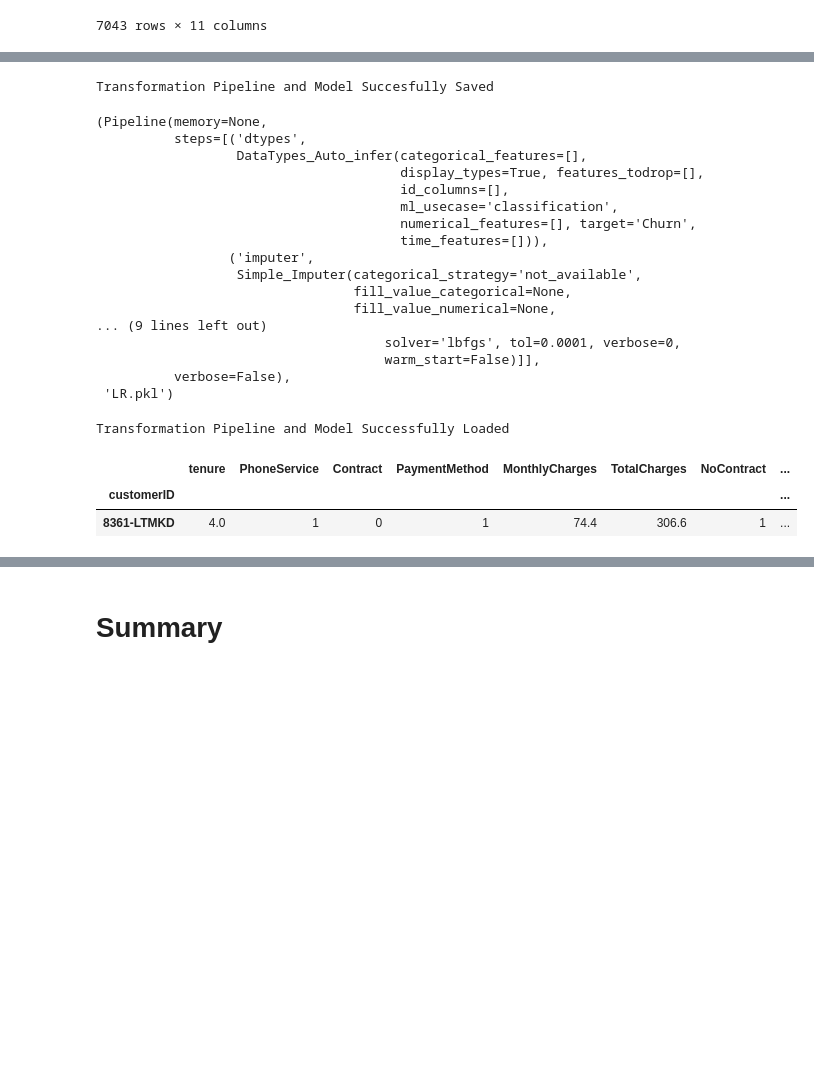
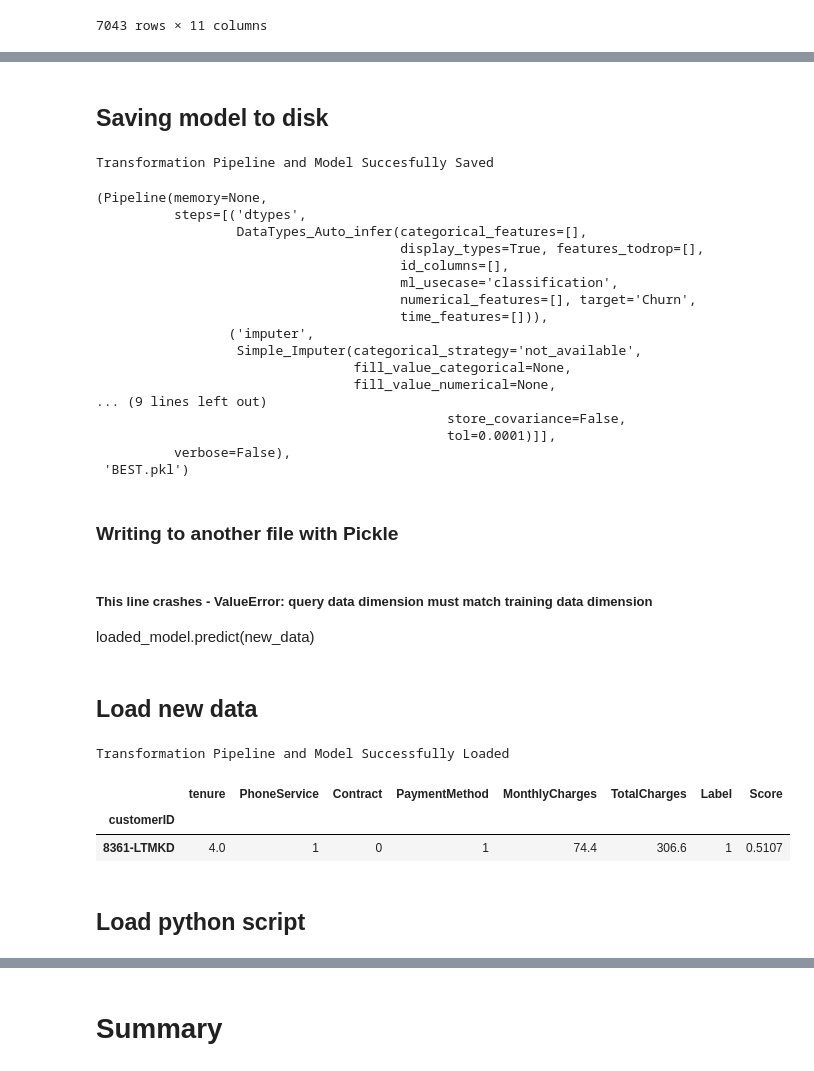
Before and after one commit to kodama3d/msds_600_week5, a Jupyter notebook: MSDS600_wk5_Segawa.ipynb, the cells around one changed output, grey strips where cells are left out. Saved outputs shown, nothing was run; the diff lists cells and outputs as text; code cells hidden in the pictures; blank space fills up the shorter version.

```diff
--- a/MSDS600_wk5_Segawa.ipynb
+++ b/MSDS600_wk5_Segawa.ipynb
@@ -40,0 +45,5 @@ df
+# %%
+df.drop('NoContract', axis=1, inplace=True)
+df.drop('ElectronicCheck', axis=1, inplace=True)
+df.drop('Difference', axis=1, inplace=True)
+df.drop('MonthlyRatio', axis=1, inplace=True)
@@ -132,7 +144,9 @@ predict_model(best_model, df.iloc[-2:-1])
 | customerID |  |  |  |  |  |  |  |  | ... |
 | 8361-LTMKD | 4.0 | 1 | 0 | 1 | 74.4 | 306.6 | 1 | 1 | ... |
+# %% [markdown]
+## Saving model to disk
 # %%
-save_model(best_model, 'LR')
+save_model(best_model, 'BEST')
 # %% [output]
 Transformation Pipeline and Model Succesfully Saved
 (Pipeline(memory=None,
@@ -148,10 +162,12 @@ Transformation Pipeline and Model Succesfully Saved
                                  fill_value_categorical=None,
                                  fill_value_numerical=None,
 ... (9 lines left out)
-                                     solver='lbfgs', tol=0.0001, verbose=0,
-                                     warm_start=False)]],
+                                             store_covariance=False,
+                                             tol=0.0001)]],
           verbose=False),
- 'LR.pkl')
+ 'BEST.pkl')
+# %% [markdown]
+### Writing to another file with Pickle
 # %%
 import pickle
 
@@ -163,20 +179,24 @@ with open('LR_model.pk', 'rb') as f:
 # %%
 new_data = df.iloc[-2:-1].copy()
 new_data.drop('Churn', axis=1, inplace=True)
-# %%
-new_data = df.iloc[-2:-1].copy()
-new_data.drop('Churn', axis=1, inplace=True)
-loaded_model.predict(new_data)
-# %%
-loaded_lr = load_model('LR')
-# %% [output]
-Transformation Pipeline and Model Successfully Loaded
+# %% [markdown]
+##### This line crashes - ValueError: query data dimension must match training data dimension
+
+loaded_model.predict(new_data)
+# %% [markdown]
+## Load new data
+# %%
+loaded_best = load_model('BEST')
+# %% [output]
+Transformation Pipeline and Model Successfully Loaded
 # %%
-predict_model(loaded_lr, new_data)
+predict_model(loaded_best, new_data)
 # %% [output]
-|  | tenure | PhoneService | Contract | PaymentMethod | MonthlyCharges | TotalCharges | NoContract | ... |
-| customerID |  |  |  |  |  |  |  | ... |
-| 8361-LTMKD | 4.0 | 1 | 0 | 1 | 74.4 | 306.6 | 1 | ... |
+|  | tenure | PhoneService | Contract | PaymentMethod | MonthlyCharges | TotalCharges | Label | Score |
+| customerID |  |  |  |  |  |  |  |  |
+| 8361-LTMKD | 4.0 | 1 | 0 | 1 | 74.4 | 306.6 | 1 | 0.5107 |
+# %% [markdown]
+## Load python script
 # %%
 from IPython.display import Code
 
```
Also changed, not shown: parts of 21 cells of this notebook, 4 other files.
